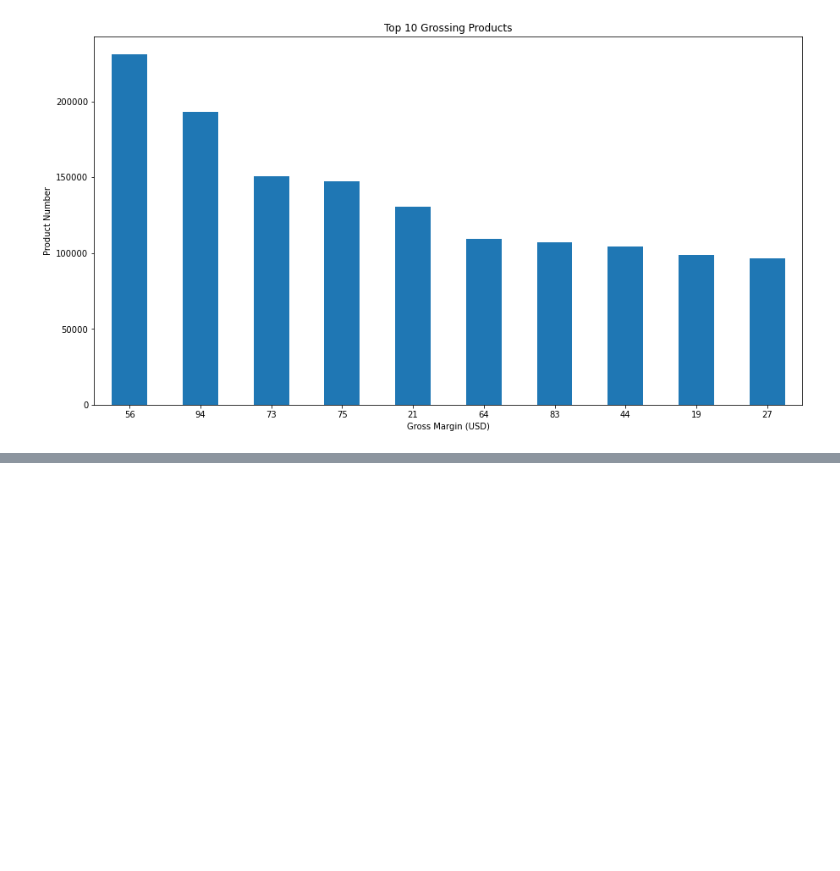
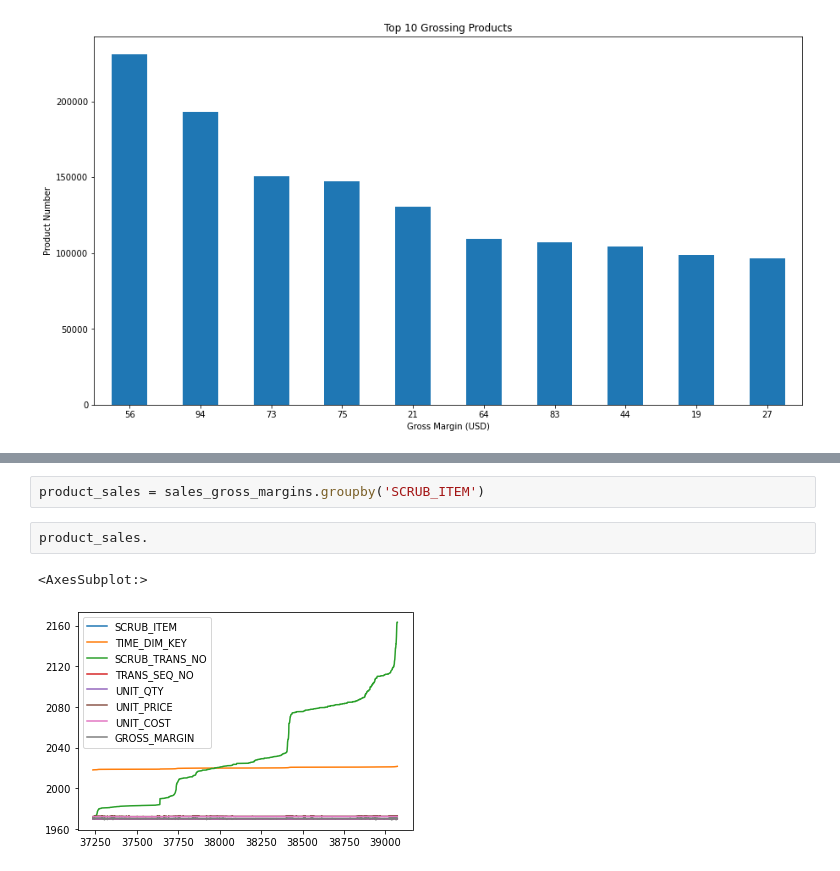
Before and after one commit to arthursjkim/tsc_pricing_optimization, a Jupyter notebook: eda_ian.ipynb, the cells around one changed output, grey strips where cells are left out. Cells and saved outputs as stored; diff of their text form; blank space fills up the shorter version.

```diff
--- a/eda_ian.ipynb
+++ b/eda_ian.ipynb
@@ -164,0 +188,7 @@ Text(0, 0.5, 'Product Number')
+# %%
+product_sales = sales_gross_margins.groupby('SCRUB_ITEM')
+# %%
+product_sales.
+# %% [output]
+<AxesSubplot:>
+[figure, added]
```
Also changed, not shown: parts of 9 cells of this notebook.
